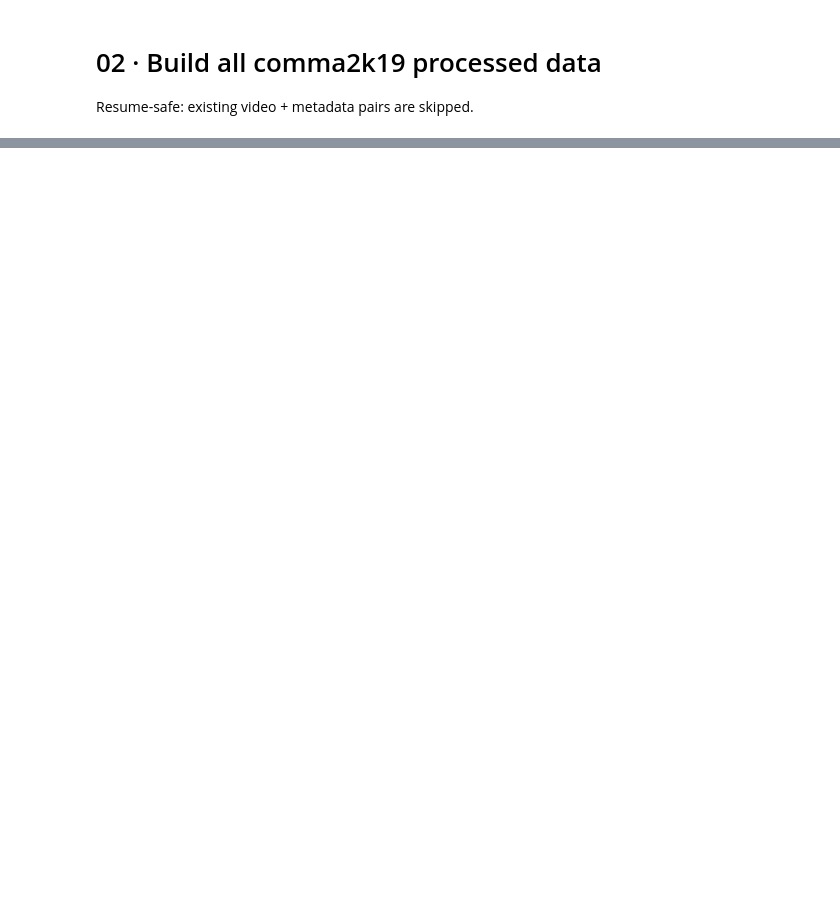
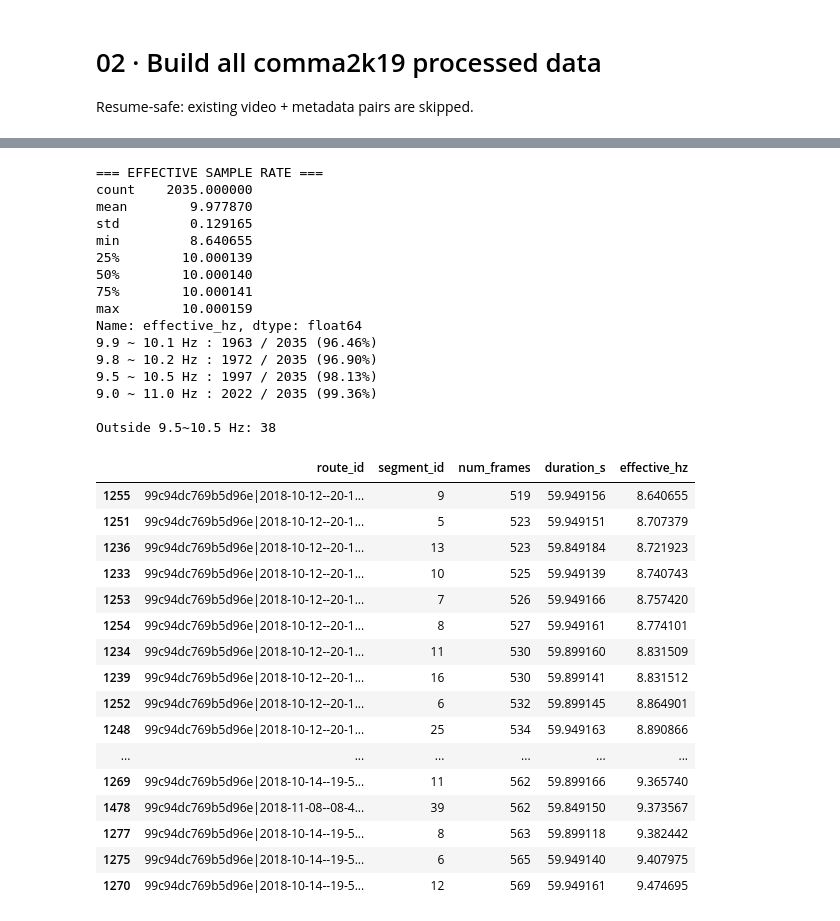
Before and after one commit to sangchun1/Blackbox-Detection, a Jupyter notebook: scripts/stage3/02_prepare_comma2k19_all.ipynb, the cells around one changed output, grey strips where cells are left out. Drawn from its saved outputs; the diff is of its cells as text; code cells hidden in the pictures; blank space fills up the shorter version.

```diff
--- a/scripts/stage3/02_prepare_comma2k19_all.ipynb
+++ b/scripts/stage3/02_prepare_comma2k19_all.ipynb
@@ -144,0 +417,79 @@ print(f"Metadata GiB        : {metadata_gib:.2f}")
+# %%
+import numpy as np
+import pandas as pd
+
+manifest = build_segment_manifest(PROCESSED_ROOT).copy()
+
+# timestamp 기준 실질적인 processed sample rate
+manifest["effective_hz"] = (
+    (manifest["num_frames"] - 1)
+    / manifest["duration_s"].replace(0, np.nan)
+)
+
+print("=== EFFECTIVE SAMPLE RATE ===")
+print(manifest["effective_hz"].describe())
+
+for lo, hi in [
+    (9.9, 10.1),
+    (9.8, 10.2),
+    (9.5, 10.5),
+    (9.0, 11.0),
+]:
+    ok = manifest["effective_hz"].between(lo, hi)
+    print(
+        f"{lo:.1f} ~ {hi:.1f} Hz : "
+        f"{ok.sum():4d} / {len(manifest)} "
+        f"({100 * ok.mean():.2f}%)"
+    )
+
+bad = manifest[
+    ~manifest["effective_hz"].between(9.5, 10.5)
+].sort_values("effective_hz")
+
+print("\nOutside 9.5~10.5 Hz:", len(bad))
+
+display(
+    bad[
+        [
+            "route_id",
+            "segment_id",
+            "num_frames",
+            "duration_s",
+            "effective_hz",
+        ]
+    ].head(50)
+)
+# %% [output]
+=== EFFECTIVE SAMPLE RATE ===
+count    2035.000000
+mean        9.977870
+std         0.129165
+min         8.640655
+25%        10.000139
+50%        10.000140
+75%        10.000141
+max        10.000159
+Name: effective_hz, dtype: float64
+9.9 ~ 10.1 Hz : 1963 / 2035 (96.46%)
+9.8 ~ 10.2 Hz : 1972 / 2035 (96.90%)
+9.5 ~ 10.5 Hz : 1997 / 2035 (98.13%)
+9.0 ~ 11.0 Hz : 2022 / 2035 (99.36%)
+
+Outside 9.5~10.5 Hz: 38
+|  | route_id | segment_id | num_frames | duration_s | effective_hz |
+| 1255 | 99c94dc769b5d96e|2018-10-12--20-1... | 9 | 519 | 59.949156 | 8.640655 |
+| 1251 | 99c94dc769b5d96e|2018-10-12--20-1... | 5 | 523 | 59.949151 | 8.707379 |
+| 1236 | 99c94dc769b5d96e|2018-10-12--20-1... | 13 | 523 | 59.849184 | 8.721923 |
+| 1233 | 99c94dc769b5d96e|2018-10-12--20-1... | 10 | 525 | 59.949139 | 8.740743 |
+| 1253 | 99c94dc769b5d96e|2018-10-12--20-1... | 7 | 526 | 59.949166 | 8.757420 |
+| 1254 | 99c94dc769b5d96e|2018-10-12--20-1... | 8 | 527 | 59.949161 | 8.774101 |
+| 1234 | 99c94dc769b5d96e|2018-10-12--20-1... | 11 | 530 | 59.899160 | 8.831509 |
+| 1239 | 99c94dc769b5d96e|2018-10-12--20-1... | 16 | 530 | 59.899141 | 8.831512 |
+| 1252 | 99c94dc769b5d96e|2018-10-12--20-1... | 6 | 532 | 59.899145 | 8.864901 |
+| 1248 | 99c94dc769b5d96e|2018-10-12--20-1... | 25 | 534 | 59.949163 | 8.890866 |
+| ... | ... | ... | ... | ... | ... |
+| 1269 | 99c94dc769b5d96e|2018-10-14--19-5... | 11 | 562 | 59.899166 | 9.365740 |
+| 1478 | 99c94dc769b5d96e|2018-11-08--08-4... | 39 | 562 | 59.849150 | 9.373567 |
+| 1277 | 99c94dc769b5d96e|2018-10-14--19-5... | 8 | 563 | 59.899118 | 9.382442 |
+| 1275 | 99c94dc769b5d96e|2018-10-14--19-5... | 6 | 565 | 59.949140 | 9.407975 |
+| 1270 | 99c94dc769b5d96e|2018-10-14--19-5... | 12 | 569 | 59.949161 | 9.474695 |
```
Also changed, not shown: parts of 6 cells of this notebook.
